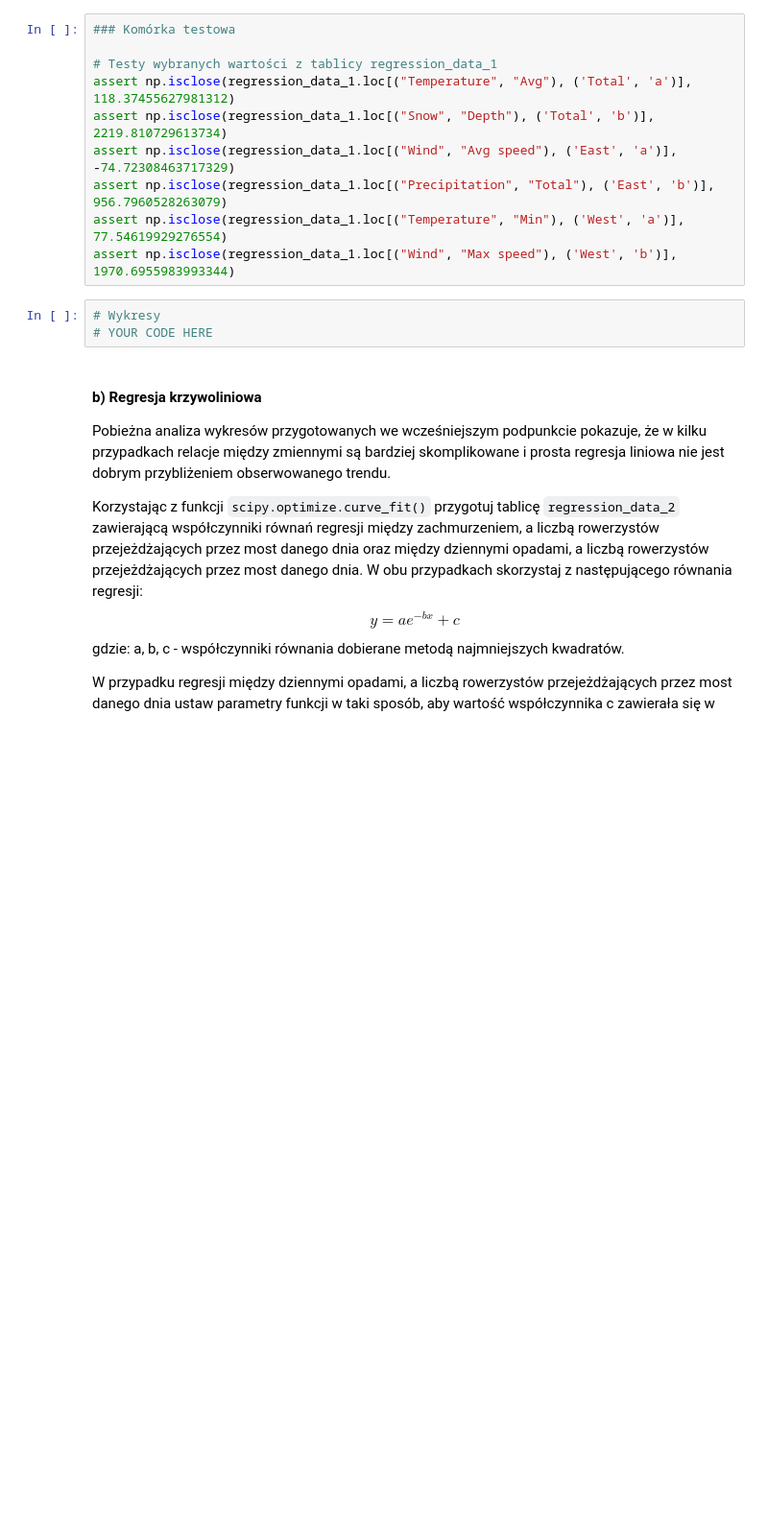
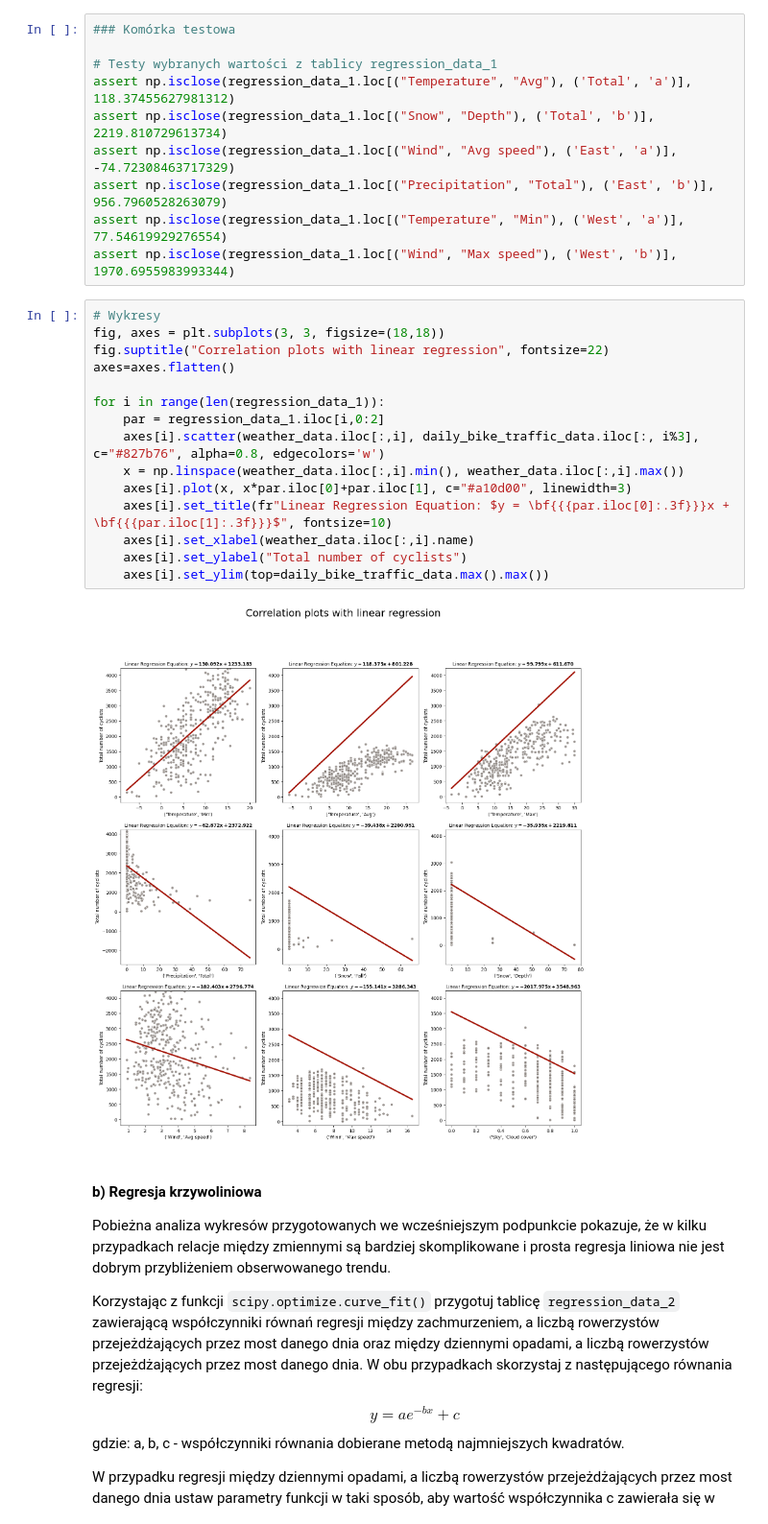
Before and after one commit to kubanskan/AGHCourse-DataAnalysisPython, a Jupyter notebook: Project3-DescriptiveStatisticsPart3/ZZ03_CZ03.ipynb, the cells around one changed output. Shown at 96% size. Drawn from its saved outputs; the diff is of its cells as text; blank space fills up the shorter version.

```diff
--- a/Project3-DescriptiveStatisticsPart3/ZZ03_CZ03.ipynb
+++ b/Project3-DescriptiveStatisticsPart3/ZZ03_CZ03.ipynb
@@ -256,7 +305,21 @@ assert np.isclose(regression_data_1.loc[("Temperature", "Min"), ('West', 'a')],
 assert np.isclose(regression_data_1.loc[("Wind", "Max speed"), ('West', 'b')], 1970.6955983993344)
 # %%
 # Wykresy
-# YOUR CODE HERE
+fig, axes = plt.subplots(3, 3, figsize=(18,18))
+fig.suptitle("Correlation plots with linear regression", fontsize=22)
+axes=axes.flatten()
+
+for i in range(len(regression_data_1)):
+    par = regression_data_1.iloc[i,0:2]
+    axes[i].scatter(weather_data.iloc[:,i], daily_bike_traffic_data.iloc[:, i%3], c="#827b76", alpha=0.8, edgecolors='w')
+    x = np.linspace(weather_data.iloc[:,i].min(), weather_data.iloc[:,i].max())
+    axes[i].plot(x, x*par.iloc[0]+par.iloc[1], c="#a10d00", linewidth=3)
+    axes[i].set_title(fr"Linear Regression Equation: $y = \bf{{{par.iloc[0]:.3f}}}x + \bf{{{par.iloc[1]:.3f}}}$", fontsize=10)
+    axes[i].set_xlabel(weather_data.iloc[:,i].name)
+    axes[i].set_ylabel("Total number of cyclists")
+    axes[i].set_ylim(top=daily_bike_traffic_data.max().max())
+# %% [output]
+[figure, added]
 # %% [markdown]
 #### b) Regresja krzywoliniowa
 
```
Also changed, not shown: parts of 4 cells of this notebook.
